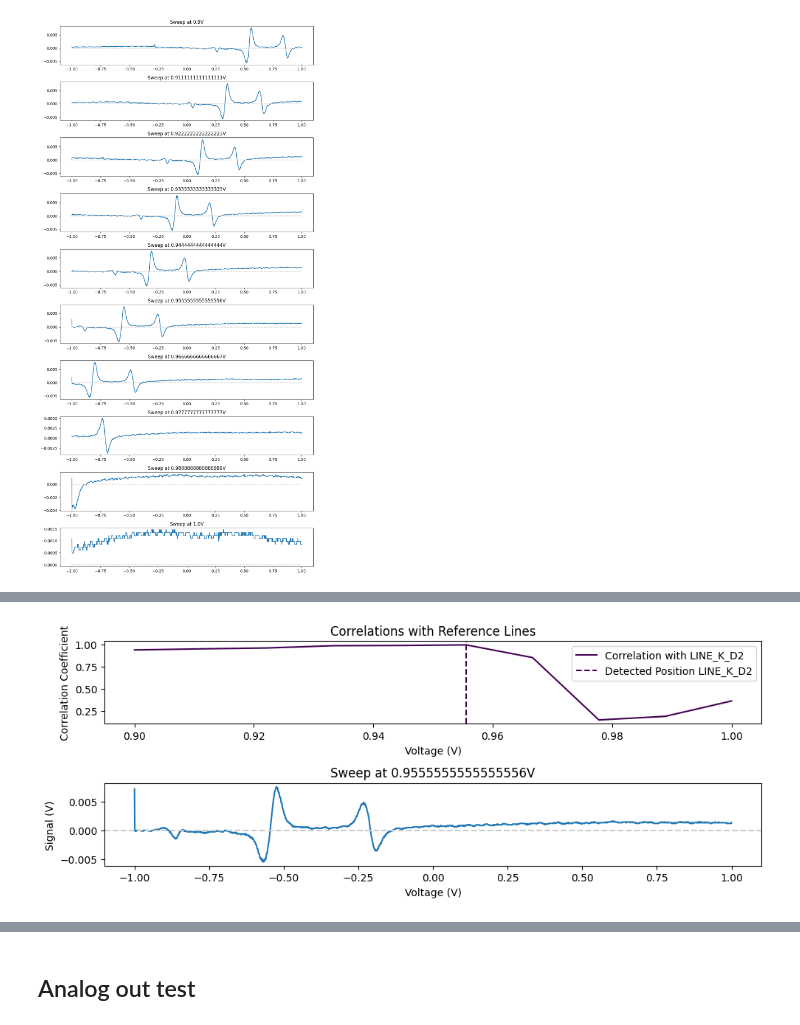
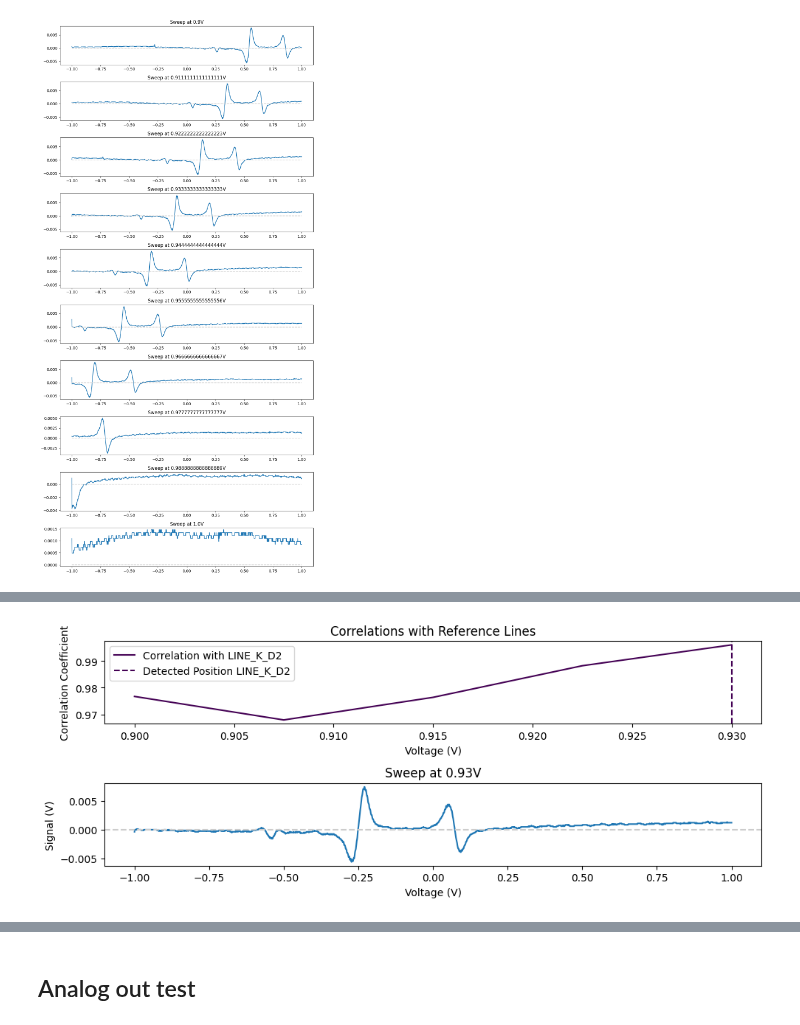
Before and after one commit to jack00look/RP_Spectroscopy, a Jupyter notebook: Laser_Lock_Controller.ipynb, the cells around one changed output, grey strips where cells are left out. Drawn from its saved outputs; the diff is of its cells as text; code cells hidden in the pictures.

```diff
--- a/Laser_Lock_Controller.ipynb
+++ b/Laser_Lock_Controller.ipynb
@@ -105,3 +103,3 @@ RP_Locking_Controller.save_reference_line(key = 'K_D2', V_scan = 0.933, start_vo
 # %%
-RP_Locking_Controller.find_reference_lines(start_voltage = 0.9, stop_voltage = 1.0, num_points = 10)
+RP_Locking_Controller.find_reference_lines(start_voltage = 0.9, stop_voltage = 0.93, num_points = 5)
 # %% [output]
@@ -110 +108 @@ Scanning at voltage 1.000V (10/10) [##########] (21.39s) Done!
-[figure, old version]
+[figure, new version]
```
Also changed, not shown: parts of 5 cells of this notebook, 6 other files.
